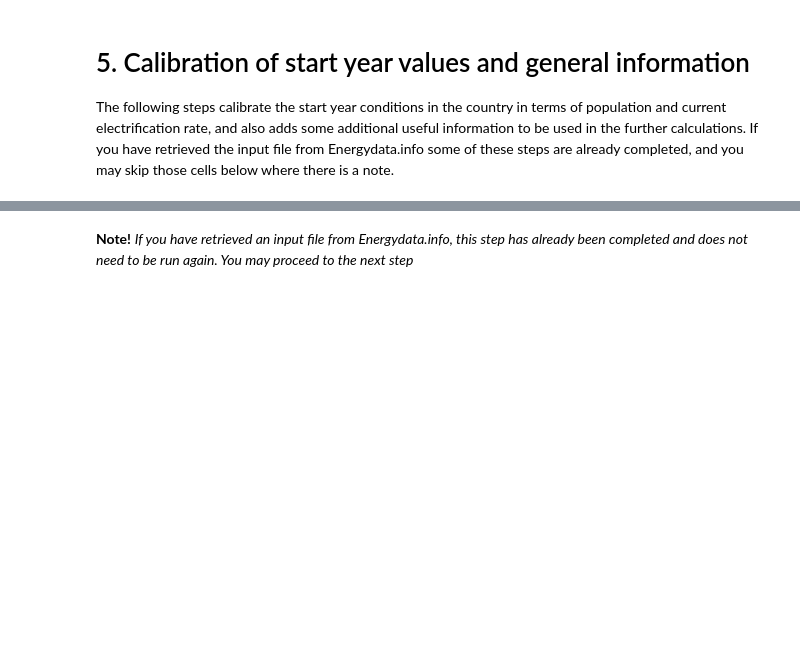
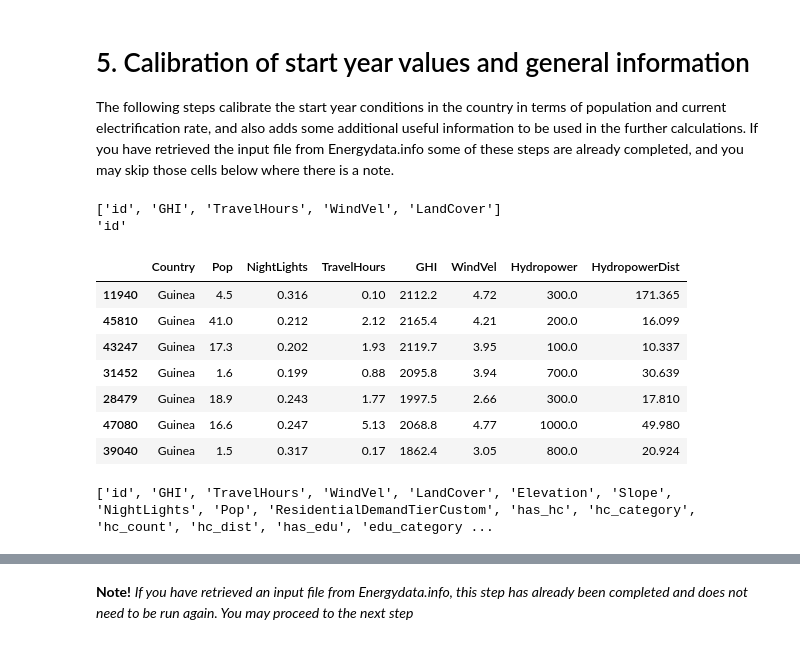
Before and after one commit to Bachirou06/gep_onsset_guinea, a Jupyter notebook: GEP_Generator.ipynb, the cells around one changed output, grey strips where cells are left out. Drawn from its saved outputs; the diff is of its cells as text; code cells hidden in the pictures; blank space fills up the shorter version.

```diff
--- a/GEP_Generator.ipynb
+++ b/GEP_Generator.ipynb
@@ -318,6 +324,29 @@ sa_diesel_calc = Technology(base_to_peak_load_ratio=0.9,
 # 5. Calibration of start year values and general information
 
 The following steps calibrate the start year conditions in the country in terms of population and current electrification rate, and also adds some additional useful information to be used in the further calculations. If you have retrieved the input file from Energydata.info some of these steps are already completed, and you may skip those cells below where there is a note.
+# %%
+print(list(onsseter.df.columns)[:5])
+print(repr(onsseter.df.columns[0]))
+# %% [output]
+['id', 'GHI', 'TravelHours', 'WindVel', 'LandCover']
+'id'
+# %%
+onsseter.df['Country'] = 'Guinea'
+# %%
+display(onsseter.df[['Country','Pop','NightLights','TravelHours','GHI','WindVel','Hydropower','HydropowerDist']].sample(7))
+# %% [output]
+|  | Country | Pop | NightLights | TravelHours | GHI | WindVel | Hydropower | HydropowerDist |
+| 11940 | Guinea | 4.5 | 0.316 | 0.10 | 2112.2 | 4.72 | 300.0 | 171.365 |
+| 45810 | Guinea | 41.0 | 0.212 | 2.12 | 2165.4 | 4.21 | 200.0 | 16.099 |
+| 43247 | Guinea | 17.3 | 0.202 | 1.93 | 2119.7 | 3.95 | 100.0 | 10.337 |
+| 31452 | Guinea | 1.6 | 0.199 | 0.88 | 2095.8 | 3.94 | 700.0 | 30.639 |
+| 28479 | Guinea | 18.9 | 0.243 | 1.77 | 1997.5 | 2.66 | 300.0 | 17.810 |
+| 47080 | Guinea | 16.6 | 0.247 | 5.13 | 2068.8 | 4.77 | 1000.0 | 49.980 |
+| 39040 | Guinea | 1.5 | 0.317 | 0.17 | 1862.4 | 3.05 | 800.0 | 20.924 |
+# %%
+print(list(onsseter.df.columns))
+# %% [output]
+['id', 'GHI', 'TravelHours', 'WindVel', 'LandCover', 'Elevation', 'Slope', 'NightLights', 'Pop', 'ResidentialDemandTierCustom', 'has_hc', 'hc_category', 'hc_count', 'hc_dist', 'has_edu', 'edu_category ...
 # %%
 pop_modelled, urban_modelled = onsseter.calibrate_current_pop_and_urban(pop_start_year, urban_ratio_start_year)
 
```
Also changed, not shown: parts of 7 cells of this notebook, 5 other files.
